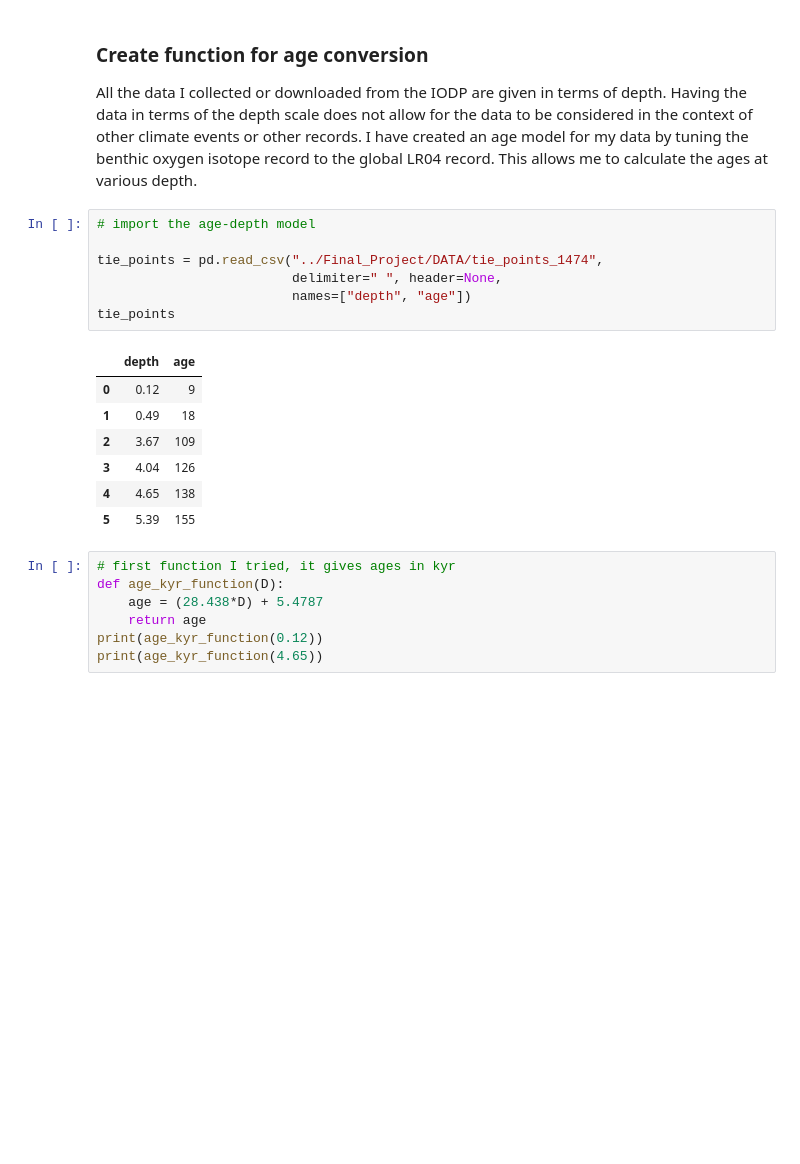
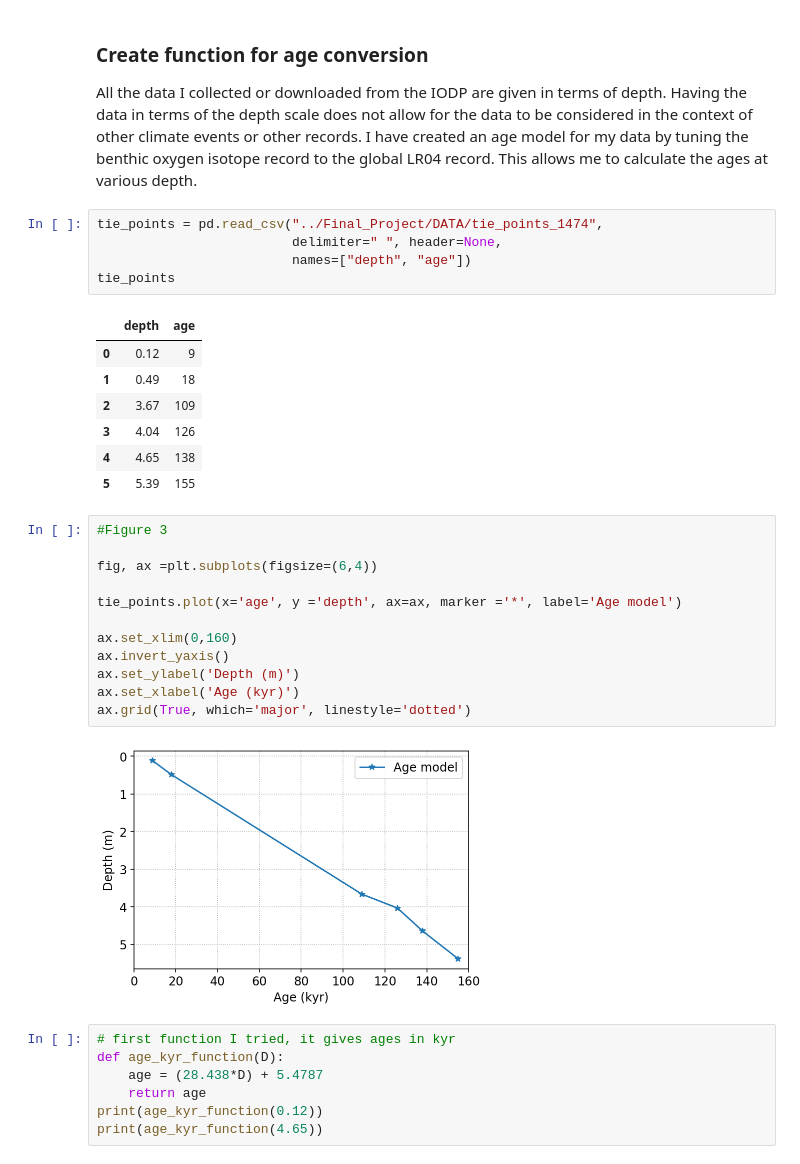
Before and after one commit to rabernat/Site_U1474, a Jupyter notebook: Final_Project.ipynb, the cells around one changed output. Saved outputs shown, nothing was run; the diff lists cells and outputs as text; blank space fills up the shorter version.

```diff
--- a/Final_Project.ipynb
+++ b/Final_Project.ipynb
@@ -135,8 +151,6 @@ principal source of NGR
 
 All the data I collected or downloaded from the IODP are given in terms of depth. Having the data in terms of the depth scale does not allow for the data to be considered in the context of other climate events or other records. I have created an age model for my data by tuning the benthic oxygen isotope record to the global LR04 record. This allows me to calculate the ages at various depth.
 # %%
-# import the age-depth model
-
 tie_points = pd.read_csv("../Final_Project/DATA/tie_points_1474",
                          delimiter=" ", header=None,
                          names=["depth", "age"])
@@ -149,6 +163,20 @@ tie_points
 | 3 | 4.04 | 126 |
 | 4 | 4.65 | 138 |
 | 5 | 5.39 | 155 |
+# %%
+#Figure 3
+
+fig, ax =plt.subplots(figsize=(6,4))
+
+tie_points.plot(x='age', y ='depth', ax=ax, marker ='*', label='Age model')
+
+ax.set_xlim(0,160)
+ax.invert_yaxis()
+ax.set_ylabel('Depth (m)')
+ax.set_xlabel('Age (kyr)')
+ax.grid(True, which='major', linestyle='dotted')
+# %% [output]
+[figure, added]
 # %%
 # first function I tried, it gives ages in kyr
 def age_kyr_function(D):
```
Also changed, not shown: parts of 45 cells of this notebook.
